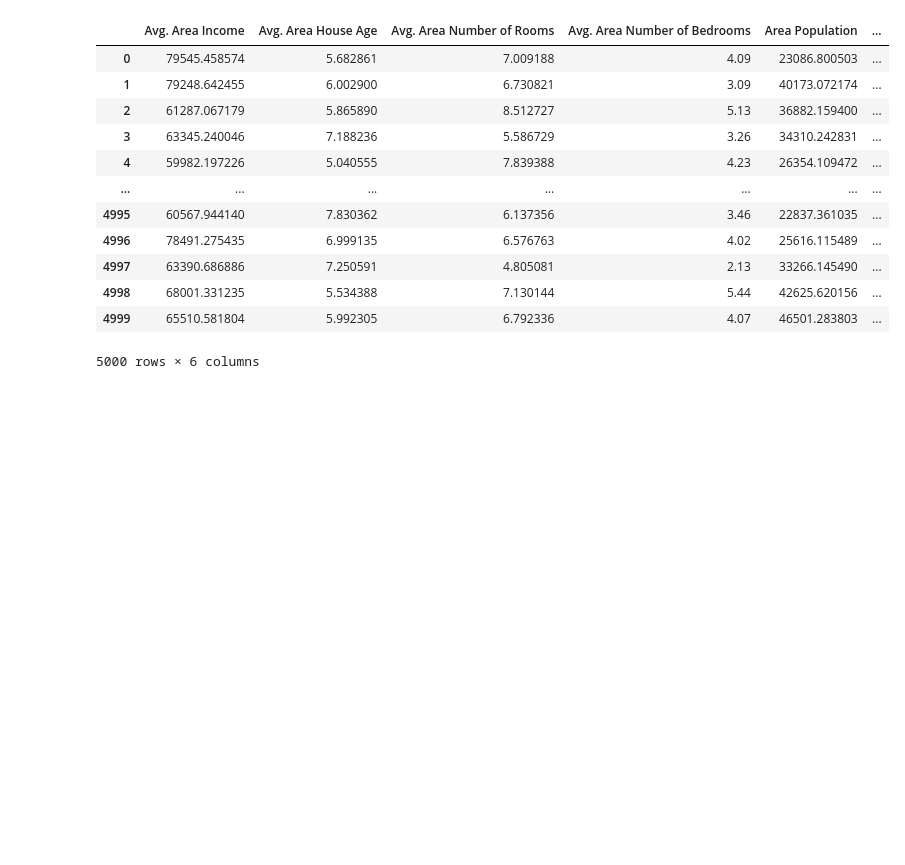
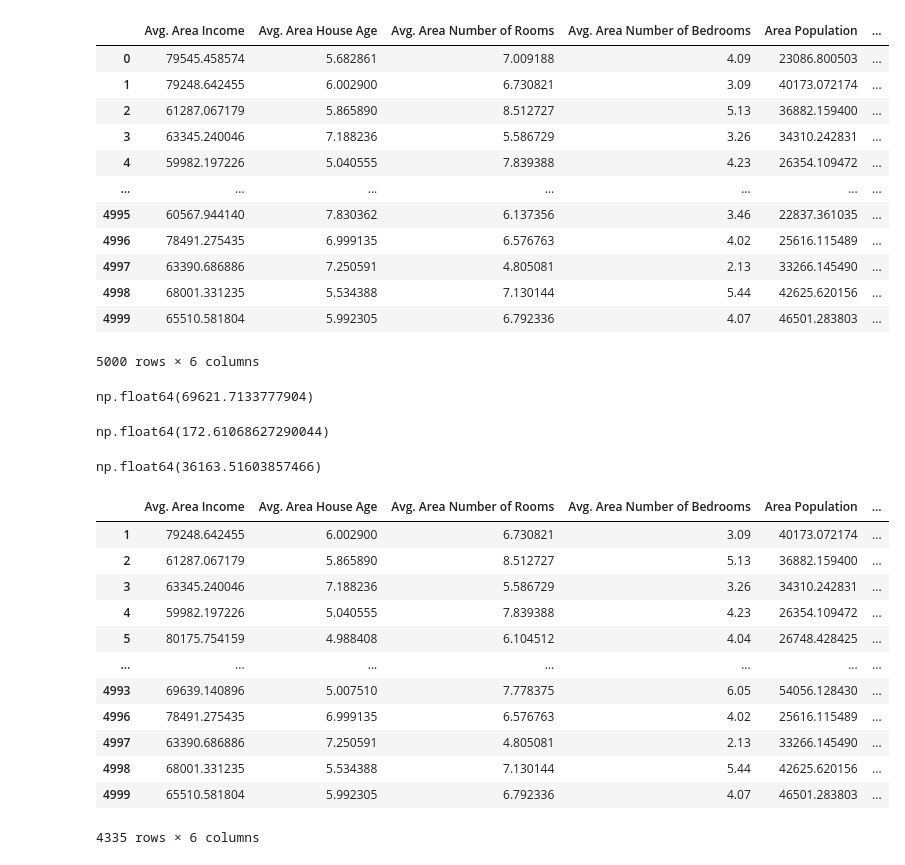
Before and after one commit to melikaniaz/climate-change1, a Jupyter notebook: climatechange.ipynb, the cells around one changed output. Drawn from its saved outputs; the diff is of its cells as text; code cells hidden in the pictures; blank space fills up the shorter version.

Commit message:
column analysis Area Population

```diff
--- a/climatechange.ipynb
+++ b/climatechange.ipynb
@@ -120,3 +120,33 @@ a
 | 4998 | 68001.331235 | 5.534388 | 7.130144 | 5.44 | 42625.620156 | ... |
 | 4999 | 65510.581804 | 5.992305 | 6.792336 | 4.07 | 46501.283803 | ... |
 5000 rows × 6 columns
+# %%
+a["Area Population"].max()
+# %% [output]
+np.float64(69621.7133777904)
+# %%
+a["Area Population"].min()
+# %% [output]
+np.float64(172.61068627290044)
+# %%
+a["Area Population"].mean()
+# %% [output]
+np.float64(36163.51603857466)
+# %%
+b=a[a["Area Population"]>=25000]
+k=a[a["Area Population"]<25000]
+b
+# %% [output]
+|  | Avg. Area Income | Avg. Area House Age | Avg. Area Number of Rooms | Avg. Area Number of Bedrooms | Area Population | ... |
+| 1 | 79248.642455 | 6.002900 | 6.730821 | 3.09 | 40173.072174 | ... |
+| 2 | 61287.067179 | 5.865890 | 8.512727 | 5.13 | 36882.159400 | ... |
+| 3 | 63345.240046 | 7.188236 | 5.586729 | 3.26 | 34310.242831 | ... |
+| 4 | 59982.197226 | 5.040555 | 7.839388 | 4.23 | 26354.109472 | ... |
+| 5 | 80175.754159 | 4.988408 | 6.104512 | 4.04 | 26748.428425 | ... |
+| ... | ... | ... | ... | ... | ... | ... |
+| 4993 | 69639.140896 | 5.007510 | 7.778375 | 6.05 | 54056.128430 | ... |
+| 4996 | 78491.275435 | 6.999135 | 6.576763 | 4.02 | 25616.115489 | ... |
+| 4997 | 63390.686886 | 7.250591 | 4.805081 | 2.13 | 33266.145490 | ... |
+| 4998 | 68001.331235 | 5.534388 | 7.130144 | 5.44 | 42625.620156 | ... |
+| 4999 | 65510.581804 | 5.992305 | 6.792336 | 4.07 | 46501.283803 | ... |
+4335 rows × 6 columns
```
Also changed, not shown: parts of 1 cell of this notebook.
